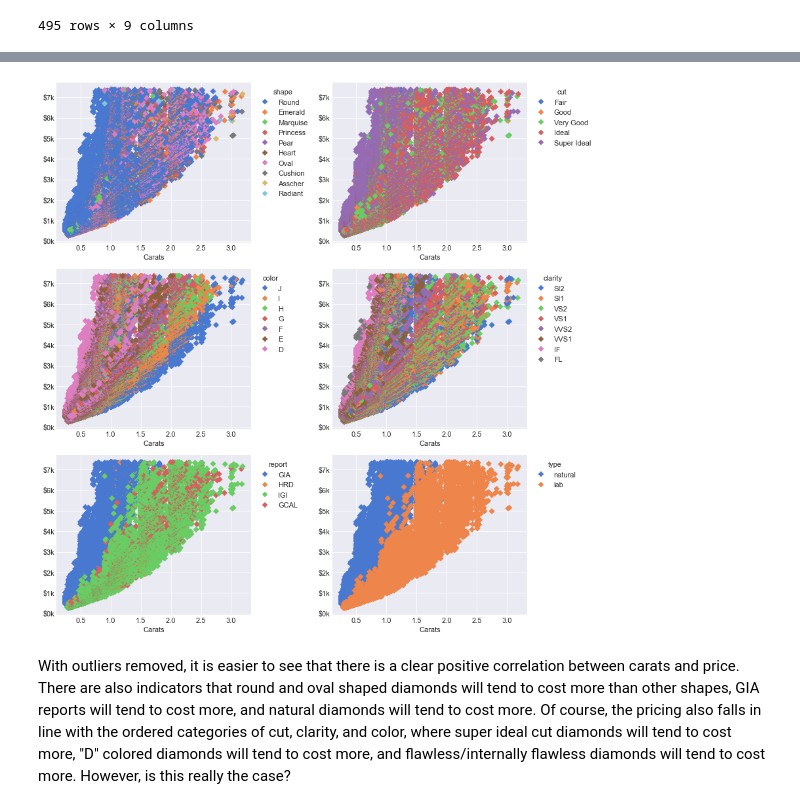
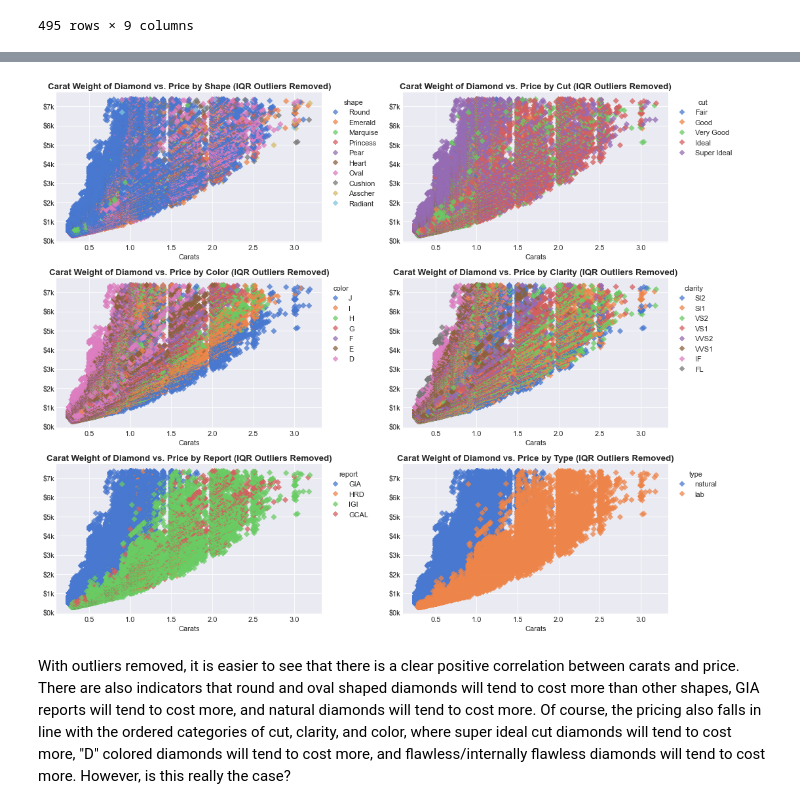
Before and after one commit to TrinityGahagen2K/diamond-pricing-analysis, a Jupyter notebook: diamond_pricing_analysis.ipynb, the cells around one changed output, grey strips where cells are left out. Saved outputs shown, nothing was run; the diff lists cells and outputs as text; code cells hidden in the pictures.

```diff
--- a/diamond_pricing_analysis.ipynb
+++ b/diamond_pricing_analysis.ipynb
@@ -261,7 +307,0 @@ ax.set_ylabel('sqrt(Price)');
-# %%
-fig, ax = plt.subplots(figsize=(10, 6))
-sns.scatterplot(data=diamonds, x='carat', y='sqrt_price', ax=ax, edgecolor=None, marker='D')
-ax.yaxis.set_major_formatter(FuncFormatter(lambda y, _:f'{y:,.0f}'))
-ax.set_title('Carat Weight of Diamond vs. sqrt(Price)')
-ax.set_xlabel('Carats')
-ax.set_ylabel('Price');
@@ -270,19 +308,8 @@ ax.set_ylabel('Price');
-# %%
-def carat_vs_price_by_column(df=diamonds, column=None, fig=None, ax=None, title='', ylabel=''):
-    if (fig == None) & (ax == None):
-        fig, ax = plt.subplots(figsize=(10, 6))
-
-    sns.scatterplot(data=df, x='carat', y='price', edgecolor=None, hue=column, ax=ax, palette='muted', marker='D')
-    ax.yaxis.set_major_formatter(FuncFormatter(lambda y, _: f'${y * 1e-3:.0f}k'))
-    ax.set_title(title)
-    ax.set_xlabel('Carats')
-    ax.set_ylabel(ylabel)
-    sns.move_legend(ax, "upper left", bbox_to_anchor=(1, 1));
 # %%
-fig, axes = plt.subplots(3, 2, figsize=(12, 12))
+fig, axes = plt.subplots(3, 2, figsize=(15, 12))
 for n, col in enumerate(categorical_cols):
     ax = axes[n//2][n%2]
-    carat_vs_price_by_column(df=diamonds.drop(three_point_five_stds_above.index),
+    carat_vs_price_by_column(df=diamonds,
                              column=col,
                              fig=fig,
                              ax=ax,
@@ -294,0 +322,12 @@ plt.tight_layout();
+# %%
+fig, axes = plt.subplots(3, 2, figsize=(15, 12))
+for n, col in enumerate(categorical_cols):
+    ax = axes[n//2][n%2]
+    carat_vs_price_by_column(df=diamonds.drop(three_point_five_stds_above.index),
+                             column=col,
+                             fig=fig,
+                             ax=ax,
+                             title=f'Carat Weight of Diamond vs. Price by {col.title()} (Z-Score Outliers Removed)',
+                             ylabel=f'Price (in thousands)',
+                             )
+plt.tight_layout();
@@ -295,11 +336,14 @@ plt.tight_layout();
 # %%
-fig, axes = plt.subplots(3, 2, figsize=(12, 12))
+fig, axes = plt.subplots(3, 2, figsize=(15, 12))
 for n, col in enumerate(categorical_cols):
     ax = axes[n//2][n%2]
-    carat_vs_price_by_column(df=no_outliers, column=col, fig=fig, ax=ax)
+    carat_vs_price_by_column(df=no_outliers,
+                             column=col,
+                             fig=fig, ax=ax,
+                             title=f'Carat Weight of Diamond vs. Price by {col.title()} (IQR Outliers Removed)')
 plt.tight_layout();
 # %% [output]
-[figure, old version]
+[figure, new version]
 # %% [markdown]
 With outliers removed, it is easier to see that there is a clear positive correlation between carats and price. There are also indicators that round and oval shaped diamonds will tend to cost more than other shapes, GIA reports will tend to cost more, and natural diamonds will tend to cost more. Of course, the pricing also falls in line with the ordered categories of cut, clarity, and color, where super ideal cut diamonds will tend to cost more, "D" colored diamonds will tend to cost more, and flawless/internally flawless diamonds will tend to cost more. However, is this really the case?
 # %% [markdown]
```
Also changed, not shown: parts of 63 cells of this notebook, 2 other files.
